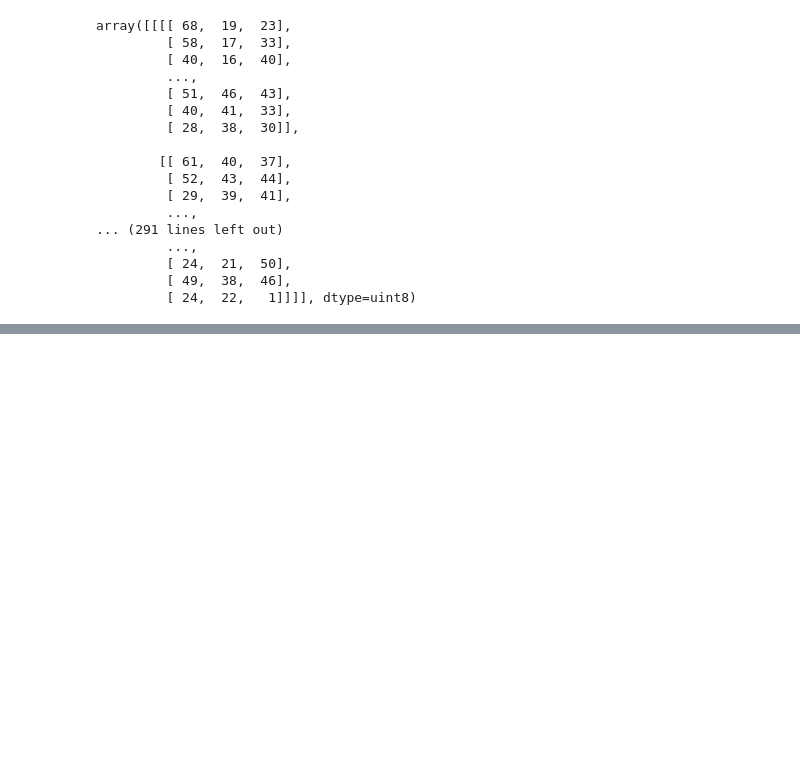
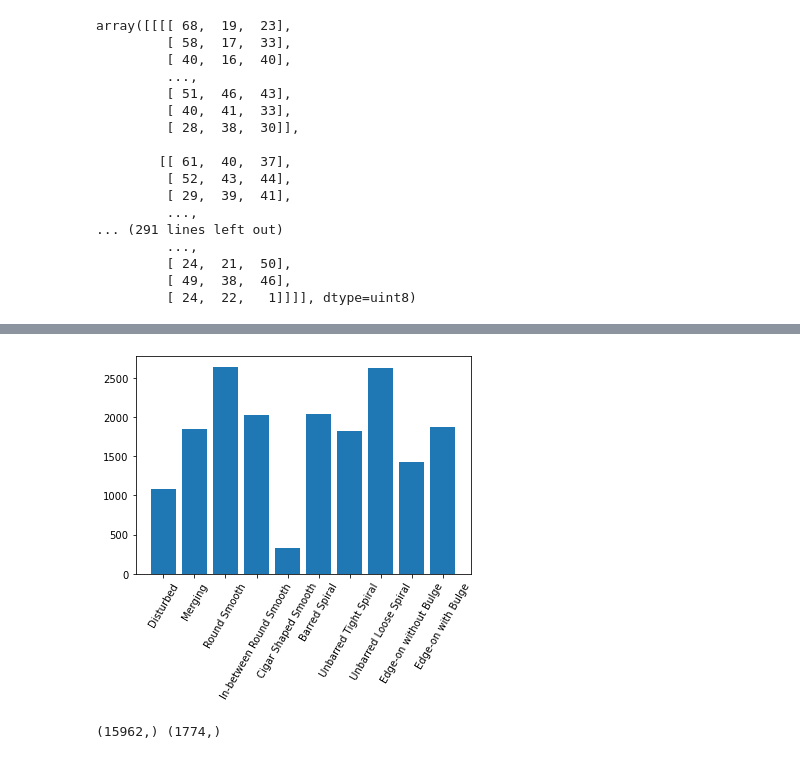
Before and after one commit to jstodd867/galaxy-classification, a Jupyter notebook: Exploration.ipynb, the cells around one changed output, grey strips where cells are left out. Cells and saved outputs as stored; diff of their text form; code cells hidden in the pictures; blank space fills up the shorter version.

Commit message:
train test split

```diff
--- a/Exploration.ipynb
+++ b/Exploration.ipynb
@@ -15,7 +16,7 @@ with h5py.File('Galaxy10_DECals.h5', 'r') as F:
 cat_labels = utils.to_categorical(labels, 10)
 
 # To convert to desirable type
-labels = labels.astype(np.float32)
+#labels = labels.astype(np.float32)
 images = images.astype(np.uint8)
 # %%
 labels
@@ -84,0 +75,8 @@ np.argwhere(labels==0)[0][0]
+# %%
+labs, counts = np.unique(labels, return_counts=True)
+# %%
+fig, ax = plt.subplots()
+ax.bar(labs, counts, tick_label = label_names)
+ax.set_xticklabels(label_names, rotation=60);
+# %% [output]
+[figure, added]
@@ -84,0 +87,4 @@ np.argwhere(labels==0)[0][0]
+# %%
+print(y_train.shape, y_test.shape)
+# %% [output]
+(15962,) (1774,)
```
Also changed, not shown: parts of 13 cells of this notebook.
